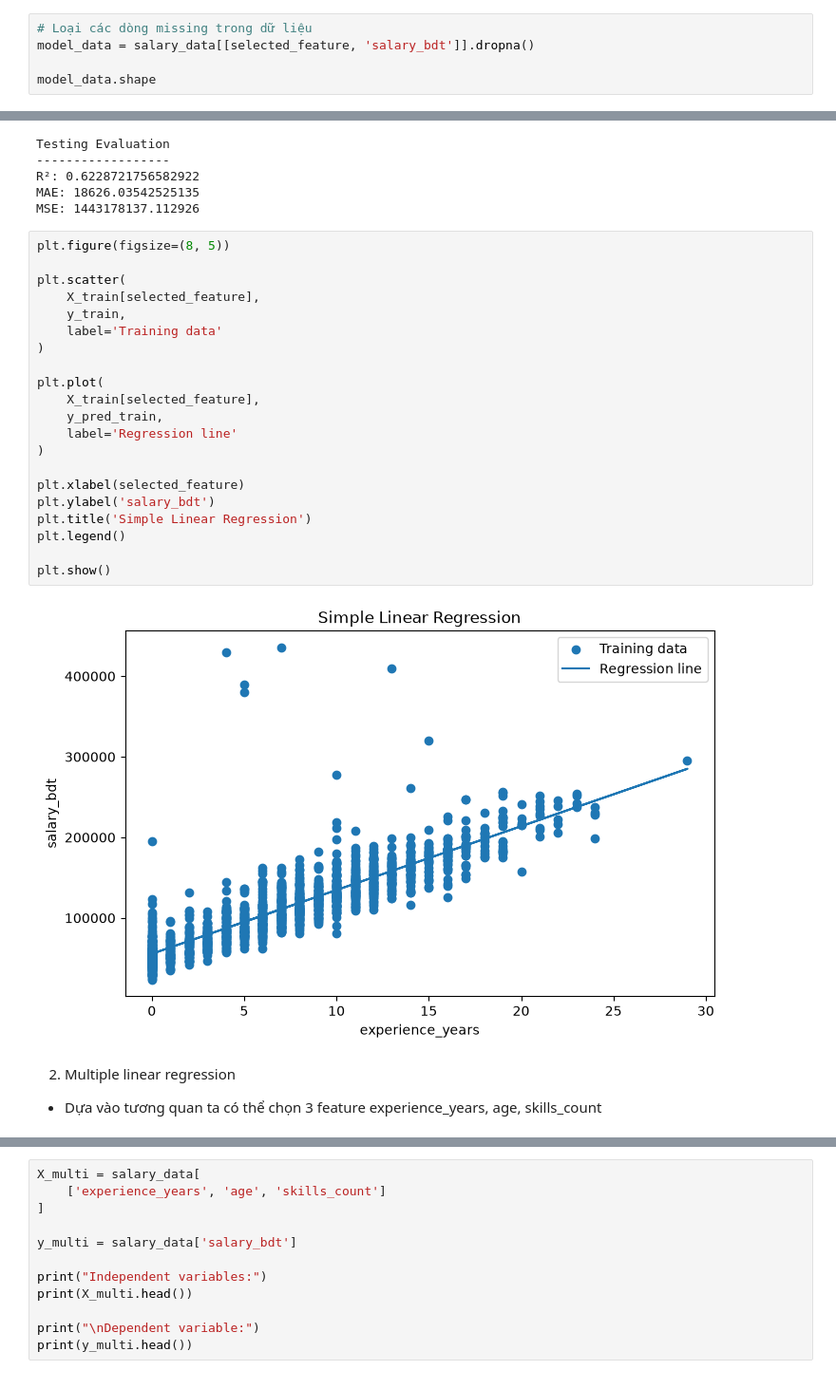
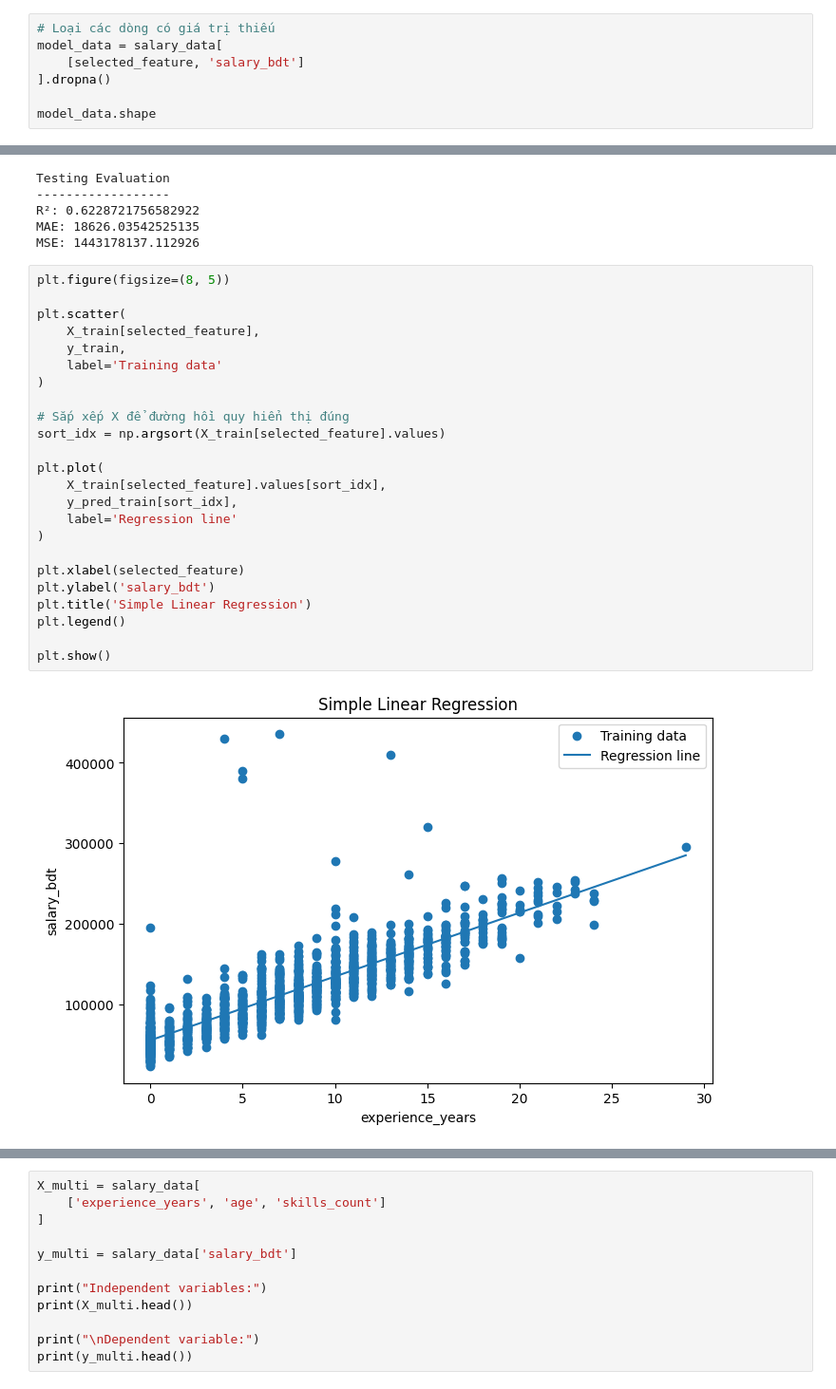
Before and after one commit to nguyenminhhieu108/Assign_4, a Jupyter notebook: main.ipynb, the cells around one changed output, grey strips where cells are left out. Shown at 95% size. Saved outputs shown, nothing was run; the diff lists cells and outputs as text.

```diff
--- a/main.ipynb
+++ b/main.ipynb
@@ -139,8 +151,10 @@ selected_feature = 'experience_years'
 X = salary_data[[selected_feature]]
 y = salary_data['salary_bdt']
 # %%
-# Loại các dòng missing trong dữ liệu
-model_data = salary_data[[selected_feature, 'salary_bdt']].dropna()
+# Loại các dòng có giá trị thiếu
+model_data = salary_data[
+    [selected_feature, 'salary_bdt']
+].dropna()
 
 model_data.shape
 # %% [output]
@@ -265,26 +291,26 @@ MSE: 1443178137.112926
 # %%
 plt.figure(figsize=(8, 5))
 
 plt.scatter(
     X_train[selected_feature],
     y_train,
     label='Training data'
 )
 
+# Sắp xếp X để đường hồi quy hiển thị đúng
+sort_idx = np.argsort(X_train[selected_feature].values)
+
 plt.plot(
-    X_train[selected_feature],
-    y_pred_train,
+    X_train[selected_feature].values[sort_idx],
+    y_pred_train[sort_idx],
     label='Regression line'
 )
 
 plt.xlabel(selected_feature)
 plt.ylabel('salary_bdt')
 plt.title('Simple Linear Regression')
 plt.legend()
 
 plt.show()
 # %% [output]
-[figure, old version]
+[figure, new version]
-# %% [markdown]
-2. Multiple linear regression
-- Dựa vào tương quan ta có thể chọn 3 feature experience_years, age, skills_count
```
Also changed, not shown: parts of 78 cells of this notebook.
